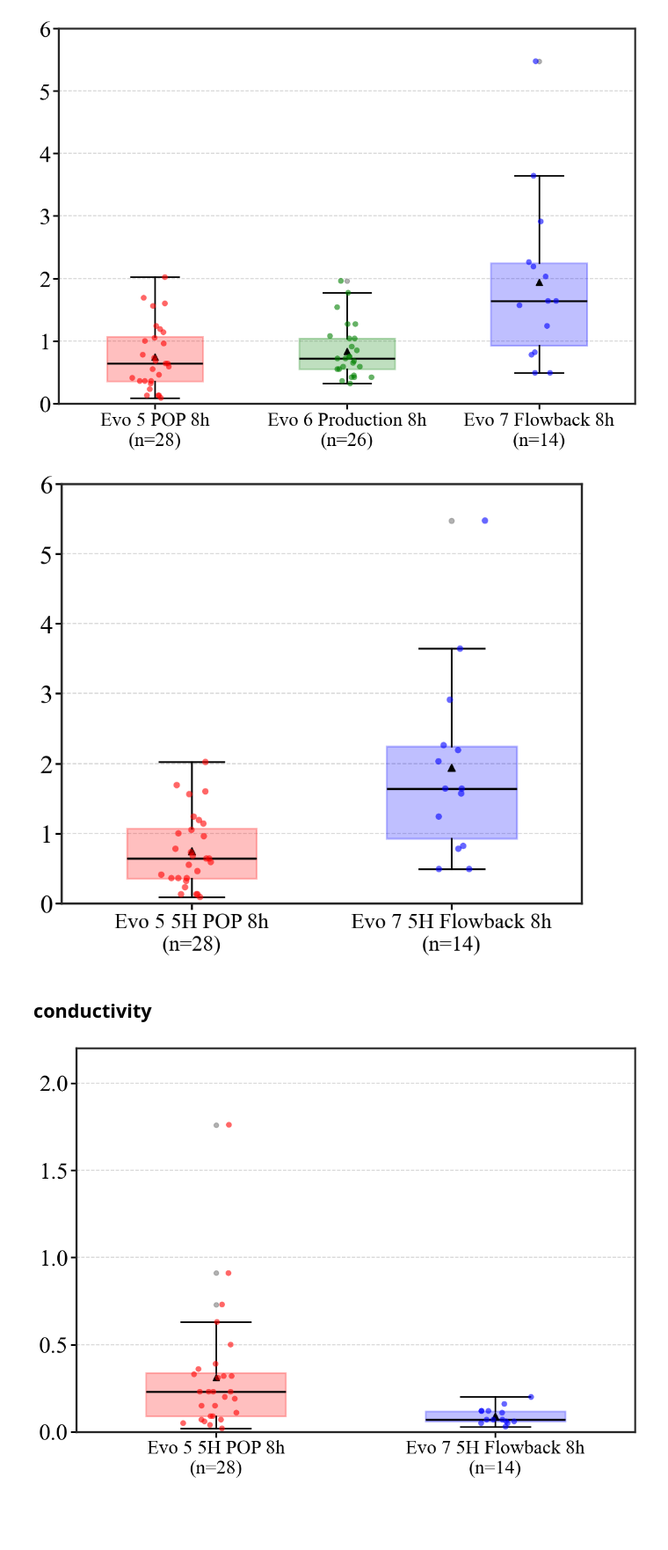
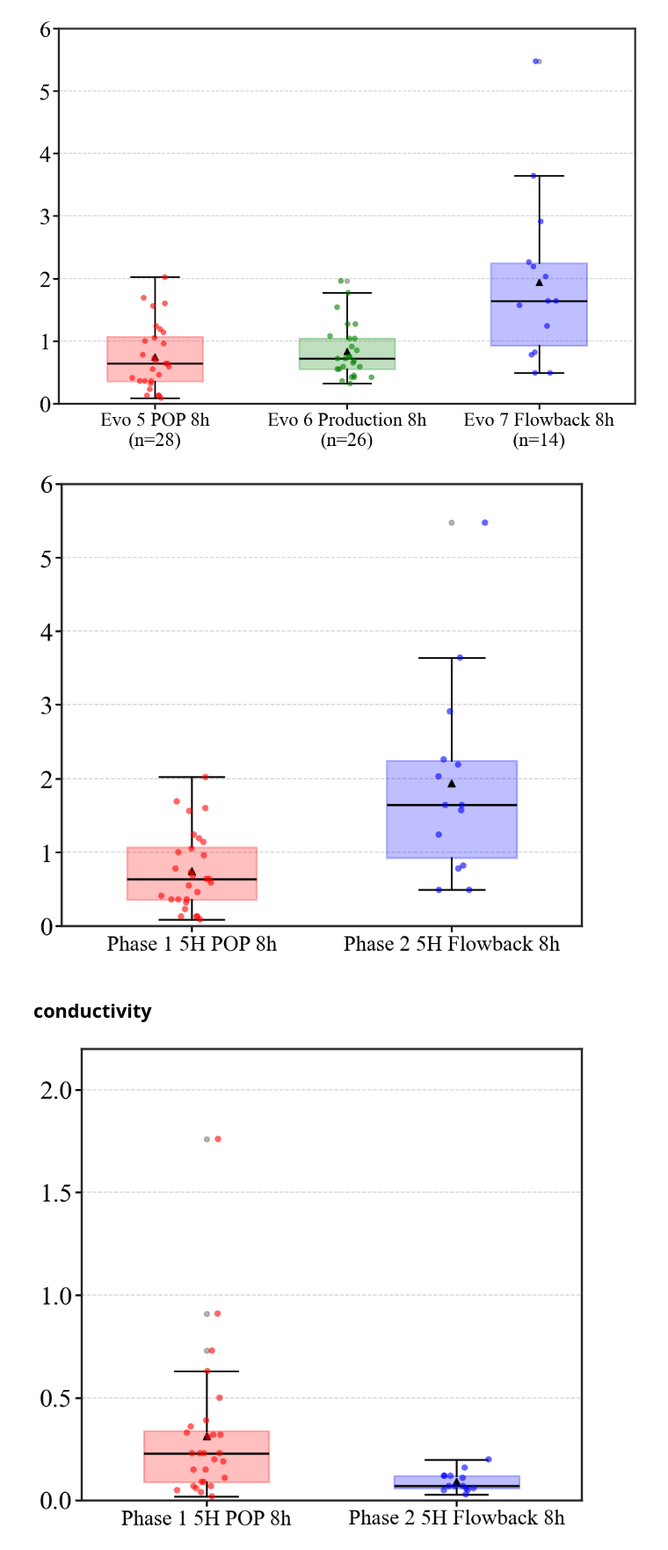
Before and after one commit to felix-mao-1516/plot-for-research-, a Jupyter notebook: 11. box_plot.ipynb, the cells around one changed output. Shown at 88% size. Drawn from its saved outputs; the diff is of its cells as text; code cells hidden in the pictures; blank space fills up the shorter version.

```diff
--- a/11. box_plot.ipynb
+++ b/11. box_plot.ipynb
@@ -523,11 +523,11 @@ data_nonzero = [
 ]
 
 labels = [
-    f'Evo 5 5H POP 8h\n(n={len(data_nonzero[0])})',
-    f'Evo 7 5H Flowback 8h\n(n={len(data_nonzero[1])})'
+    f'Phase 1 5H POP 8h', #\n(n={len(data_nonzero[0])})',
+    f'Phase 2 5H Flowback 8h' #\n(n={len(data_nonzero[1])})'
 ]
 
-colors = ['red', 'blue']
+colors = ['red', '#0000FF']
 
 # reproducible random jitter
 rng = np.random.default_rng(42)
@@ -812,8 +812,8 @@ data_nonzero = [
 ]
 
 labels = [
-    f'Evo 5 5H POP 8h\n(n={len(data_nonzero[0])})',
-    f'Evo 7 5H Flowback 8h\n(n={len(data_nonzero[1])})'
+    f'Phase 1 5H POP 8h', #\n(n={len(data_nonzero[0])})',
+    f'Phase 2 5H Flowback 8h' #\n(n={len(data_nonzero[1])})'
 ]
 
 colors = ['red', 'blue']
@@ -921,7 +921,7 @@ ax.tick_params(axis='both', which='major', width=2.2, length=7)
 plt.tight_layout()
 plt.show()
 # %% [output]
-[figure, old version]
+[figure, new version]
 # %% [markdown]
 ## conductivity
 # %%
@@ -960,9 +960,9 @@ data_nonzero = [
     cond_evo7[cond_evo7 > 0]
 ]
 labels = [
-    f'Evo 5 5H POP 8h\n(n={len(data_nonzero[0])})',
+    f'Phase 1 5H POP 8h', #\n(n={len(data_nonzero[0])})',
     # f'Evo 6 Production 8h\n(n={len(data_nonzero[1])})',
-    f'Evo 7 5H Flowback 8h\n(n={len(data_nonzero[1])})'
+    f'Phase 2 5H Flowback 8h' #\n(n={len(data_nonzero[1])})'
 ]
 
 colors = ['red',  'blue']
@@ -975,7 +975,7 @@ rng = np.random.default_rng(42)
 # =========================================================
 rc = {
     'axes.facecolor': 'white',
-    'figure.figsize': (11, 8),
+    'figure.figsize': (9, 8),
     'savefig.dpi': 600,
     'axes.edgecolor': '0.15',
 
@@ -1045,31 +1045,31 @@ for i, (y, c) in enumerate(zip(data_nonzero, colors), start=1):
         s=55,
         color=c,
         alpha=0.60,
         edgecolors='none',
         zorder=3
     )
 
 # axis labels
 # ax.set_xlabel('Stage')
 # ax.set_ylabel('Conductivity, mD·ft')
 
 # no title
 
 # y-axis range and ticks
 ax.set_ylim(0, 2.2)
 ax.set_yticks(np.arange(0, 2.21, 0.5))
 
 # grid
 ax.grid(axis='y', linestyle='--', linewidth=1.2, alpha=0.55)
 
 # thicker spines
 for spine in ax.spines.values():
     spine.set_linewidth(2.5)
 
 # tick style
 ax.tick_params(axis='both', which='major', width=2.2, length=7)
 
 plt.tight_layout()
 plt.show()
 # %% [output]
-[figure, old version]
+[figure, new version]
```
Also changed, not shown: parts of 1 cell of this notebook, 15 other files.
